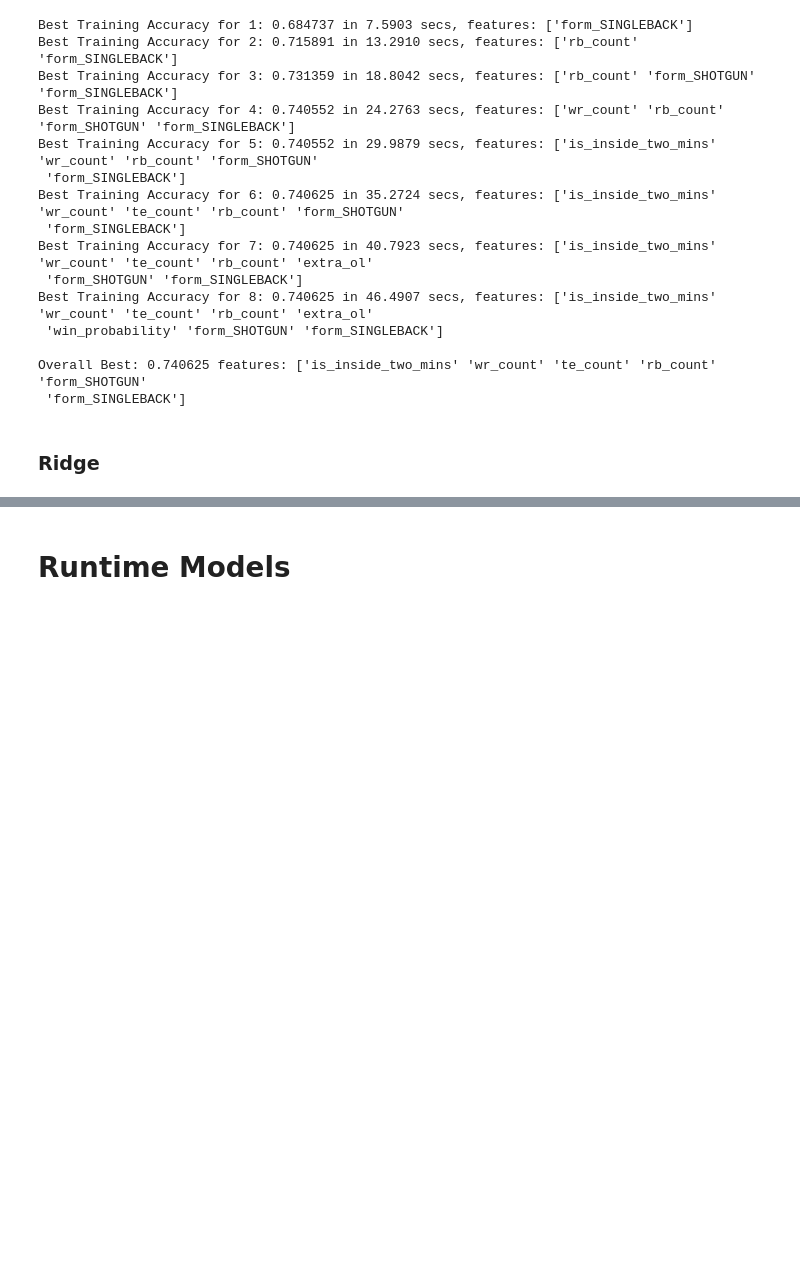
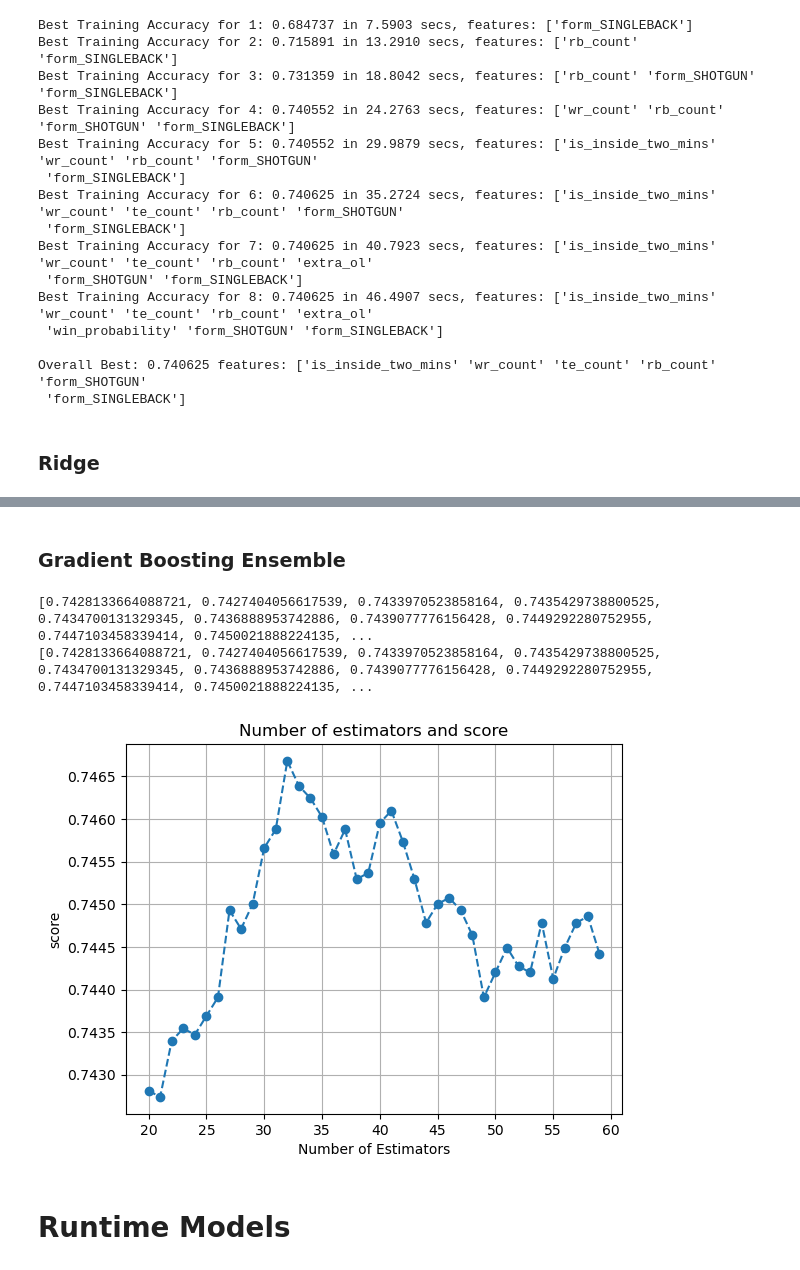
Before and after one commit to davestange/predict_plays, a Jupyter notebook: predict.ipynb, the cells around one changed output, grey strips where cells are left out. Drawn from its saved outputs; the diff is of its cells as text; code cells hidden in the pictures; blank space fills up the shorter version.

```diff
--- a/predict.ipynb
+++ b/predict.ipynb
@@ -624,3 +682,29 @@ Overall Best: 0.740625 features: ['is_inside_two_mins' 'wr_count' 'te_count' 'rb
+# %% [markdown]
+### Gradient Boosting Ensemble
+# %%
+gbc_estimators = np.array(range(20, 60))
+gbc_scores = []
+gbc_accuracy = []
+for i in gbc_estimators:
+    gbc = GradientBoostingClassifier(n_estimators=i)
+    gbc.fit(X_train, y_train)
+    gbc_score = gbc.score(X_test, y_test)
+    gbc_scores.append(gbc_score)
+    gbc_accuracy.append(accuracy_score(gbc.predict(X_test), y_test))
+
+### ANSWER CHECK
+print(gbc_scores)
+print(gbc_accuracy)
+
+plt.plot(gbc_estimators, gbc_scores, '--o')
+plt.grid()
+plt.title('Number of estimators and score')
+plt.xlabel('Number of Estimators')
+plt.ylabel("score");
+# %% [output]
+[0.7428133664088721, 0.7427404056617539, 0.7433970523858164, 0.7435429738800525, 0.7434700131329345, 0.7436888953742886, 0.7439077776156428, 0.7449292280752955, 0.7447103458339414, 0.7450021888224135, ...
+[0.7428133664088721, 0.7427404056617539, 0.7433970523858164, 0.7435429738800525, 0.7434700131329345, 0.7436888953742886, 0.7439077776156428, 0.7449292280752955, 0.7447103458339414, 0.7450021888224135, ...
+[figure, added]
 # %% [markdown]
 # Runtime Models
 # %% [markdown]
```
Also changed, not shown: parts of 12 cells of this notebook, 2 other files.
